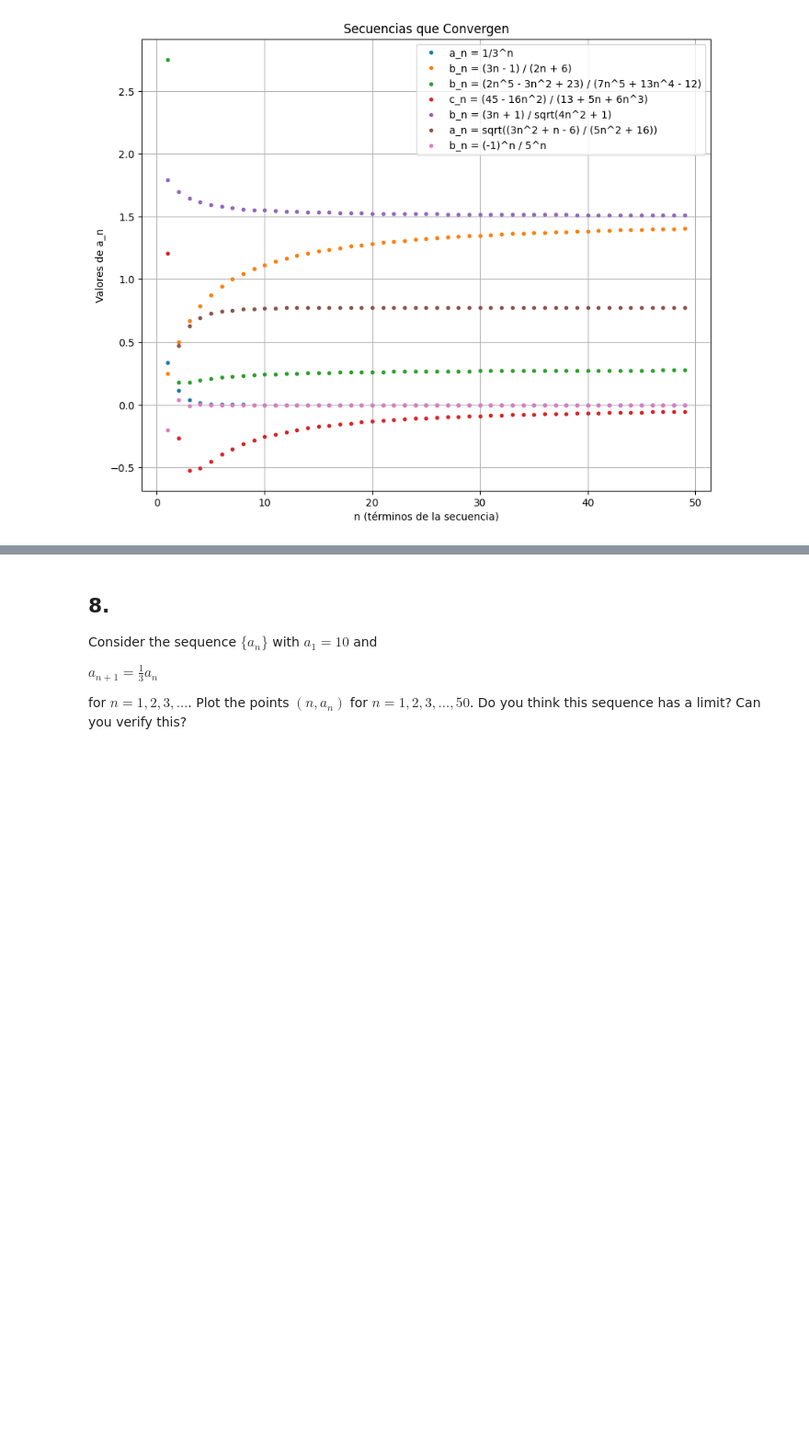
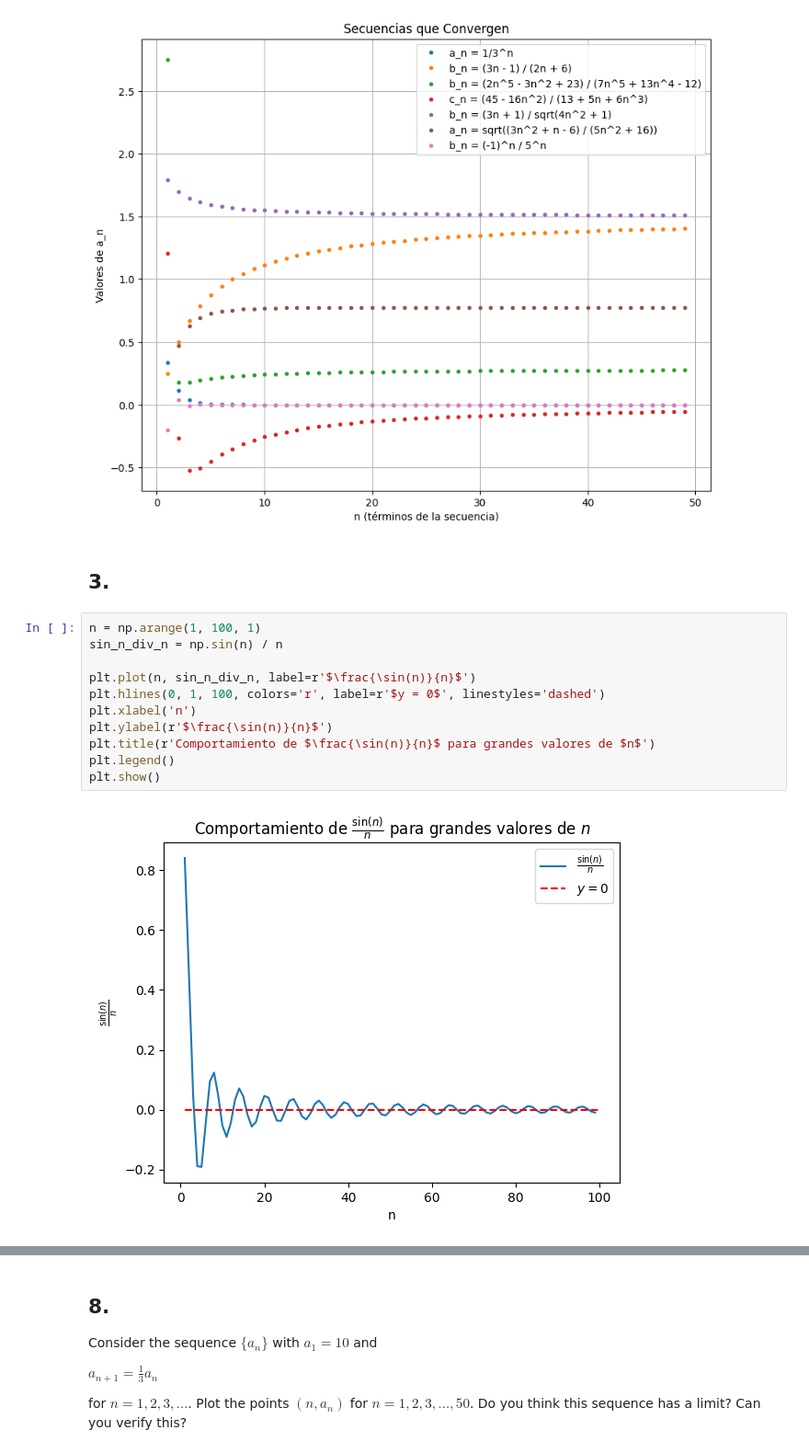
Before and after one commit to Daniel1martinez2/taller_s_6_mate_aplicada, a Jupyter notebook: main.ipynb, the cells around one changed output, grey strips where cells are left out. Shown at 92% size. Saved outputs shown, nothing was run; the diff lists cells and outputs as text; blank space fills up the shorter version.

```diff
--- a/main.ipynb
+++ b/main.ipynb
@@ -107,3 +108,18 @@ plt.grid(True)
 plt.show()
 # %% [output]
 [figure]
+# %% [markdown]
+## 3.
+# %%
+n = np.arange(1, 100, 1)
+sin_n_div_n = np.sin(n) / n
+
+plt.plot(n, sin_n_div_n, label=r'$\frac{\sin(n)}{n}$')
+plt.hlines(0, 1, 100, colors='r', label=r'$y = 0$', linestyles='dashed')
+plt.xlabel('n')
+plt.ylabel(r'$\frac{\sin(n)}{n}$')
+plt.title(r'Comportamiento de $\frac{\sin(n)}{n}$ para grandes valores de $n$')
+plt.legend()
+plt.show()
+# %% [output]
+[figure, added]
```
Also changed, not shown: parts of 22 cells of this notebook.
